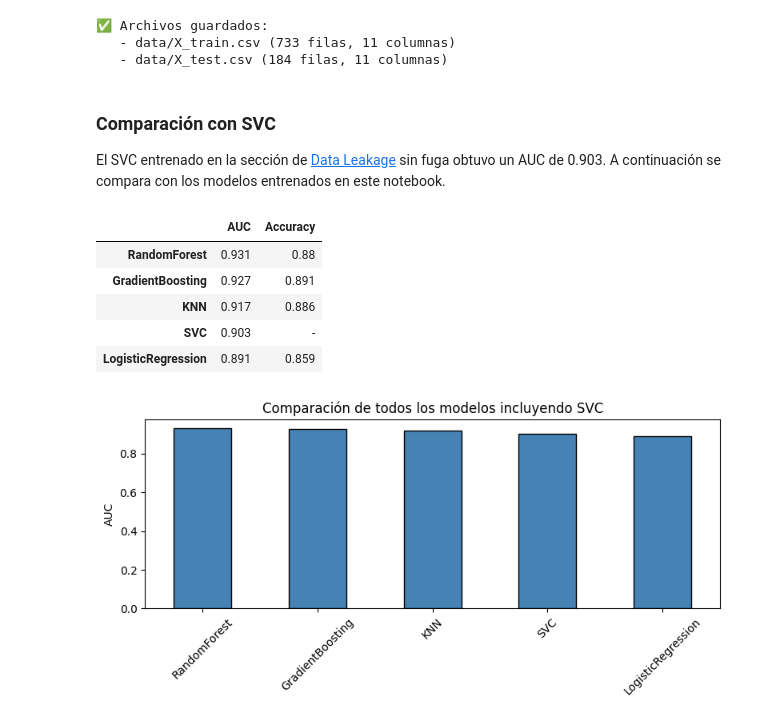
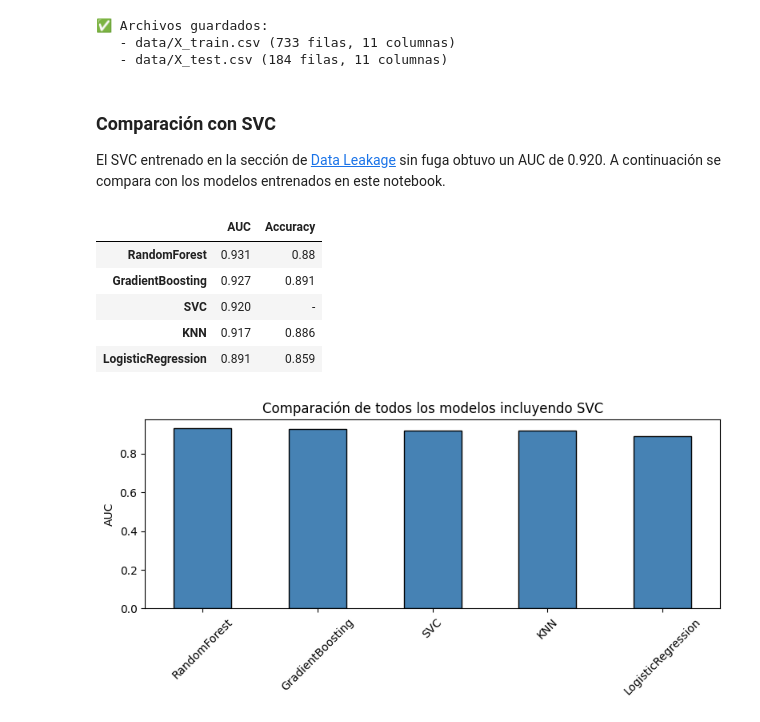
Before and after one commit to ninocvl/Mini-Proyecto-Prediccion-Fallo-Cardiaco, a Jupyter notebook: heart-disease-mlops/notebooks/2_model_pipeline_cv.ipynb, the cells around one changed output. Saved outputs shown, nothing was run; the diff lists cells and outputs as text; code cells hidden in the pictures.

```diff
--- a/heart-disease-mlops/notebooks/2_model_pipeline_cv.ipynb
+++ b/heart-disease-mlops/notebooks/2_model_pipeline_cv.ipynb
@@ -248,25 +259,25 @@ print(f"   - data/X_test.csv ({X_test.shape[0]} filas, {X_test.shape[1]} columna
 # %% [markdown]
 ### Comparación con SVC
 
-El SVC entrenado en la sección de [  Data Leakage](1_model_leakage_demo.ipynb) sin fuga obtuvo un AUC de 0.903. A continuación se compara con los modelos entrenados en este notebook.
+El SVC entrenado en la sección de [  Data Leakage](1_model_leakage_demo.ipynb) sin fuga obtuvo un AUC de 0.920. A continuación se compara con los modelos entrenados en este notebook.
 # %%
 ranking_completo = ranking.copy()
-ranking_completo.loc["SVC"] = {"AUC": 0.903, "Accuracy": "-"}
+ranking_completo.loc["SVC"] = {"AUC": 0.920, "Accuracy": "-"}
 ranking_completo = ranking_completo.sort_values("AUC", ascending=False)
 display(ranking_completo)
 
 ranking_completo["AUC"].plot(kind="bar", figsize=(8, 4), color="steelblue", edgecolor="black")
 plt.title("Comparación de todos los modelos incluyendo SVC")
 plt.ylabel("AUC")
 plt.xticks(rotation=45)
 plt.tight_layout()
 plt.show()
 # %% [output]
 |  | AUC | Accuracy |
 | RandomForest | 0.931 | 0.88 |
 | GradientBoosting | 0.927 | 0.891 |
+| SVC | 0.920 | - |
 | KNN | 0.917 | 0.886 |
-| SVC | 0.903 | - |
 | LogisticRegression | 0.891 | 0.859 |
-[figure, old version]
+[figure, new version]
 # %% [markdown]
```
Also changed, not shown: parts of 5 cells of this notebook.
